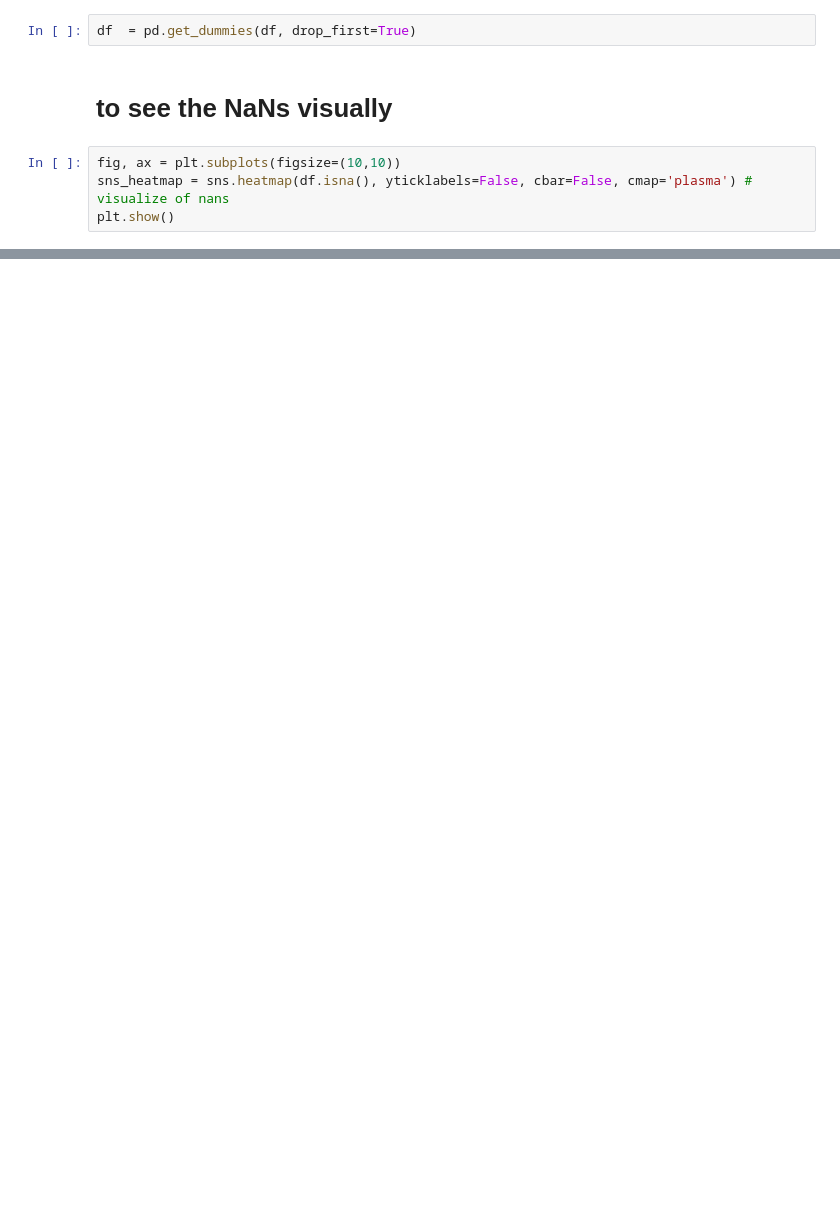
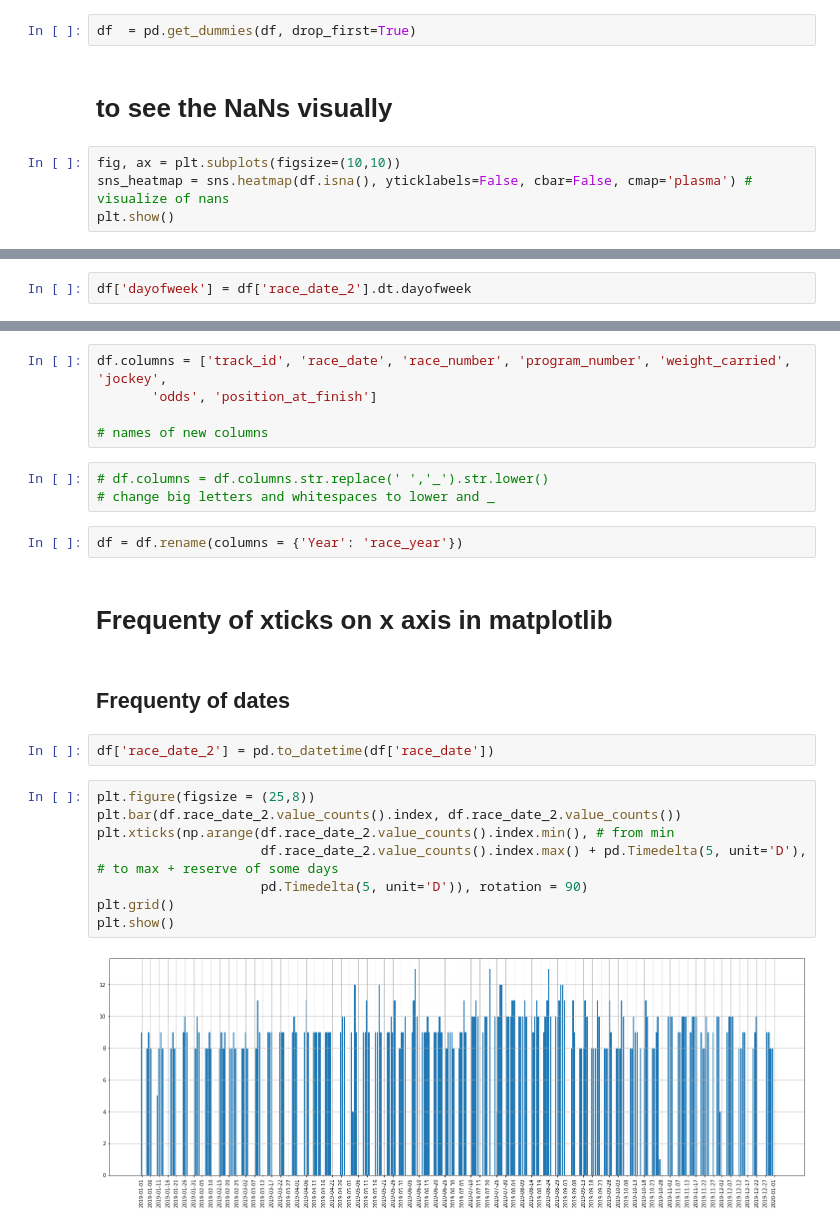
Before and after one commit to yegor-vynokurov/secrets_of_pandas, a Jupyter notebook: pandas_secrets.ipynb, the cells around one changed output, grey strips where cells are left out. Saved outputs shown, nothing was run; the diff lists cells and outputs as text; blank space fills up the shorter version.

```diff
--- a/pandas_secrets.ipynb
+++ b/pandas_secrets.ipynb
@@ -179,0 +346,2 @@ plt.show()
+# %%
+df['dayofweek'] = df['race_date_2'].dt.dayofweek
@@ -179,0 +402,26 @@ plt.show()
+# %%
+df.columns = ['track_id', 'race_date', 'race_number', 'program_number', 'weight_carried', 'jockey',
+       'odds', 'position_at_finish']
+
+# names of new columns
+# %%
+# df.columns = df.columns.str.replace(' ','_').str.lower()
+# change big letters and whitespaces to lower and _
+# %%
+df = df.rename(columns = {'Year': 'race_year'})
+# %% [markdown]
+# Frequenty of xticks on x axis in matplotlib
+# %% [markdown]
+## Frequenty of dates
+# %%
+df['race_date_2'] = pd.to_datetime(df['race_date'])
+# %%
+plt.figure(figsize = (25,8))
+plt.bar(df.race_date_2.value_counts().index, df.race_date_2.value_counts())
+plt.xticks(np.arange(df.race_date_2.value_counts().index.min(), # from min
+                     df.race_date_2.value_counts().index.max() + pd.Timedelta(5, unit='D'), # to max + reserve of some days
+                     pd.Timedelta(5, unit='D')), rotation = 90)
+plt.grid()
+plt.show()
+# %% [output]
+[figure, added]
```
Also changed, not shown: parts of 65 cells of this notebook.
